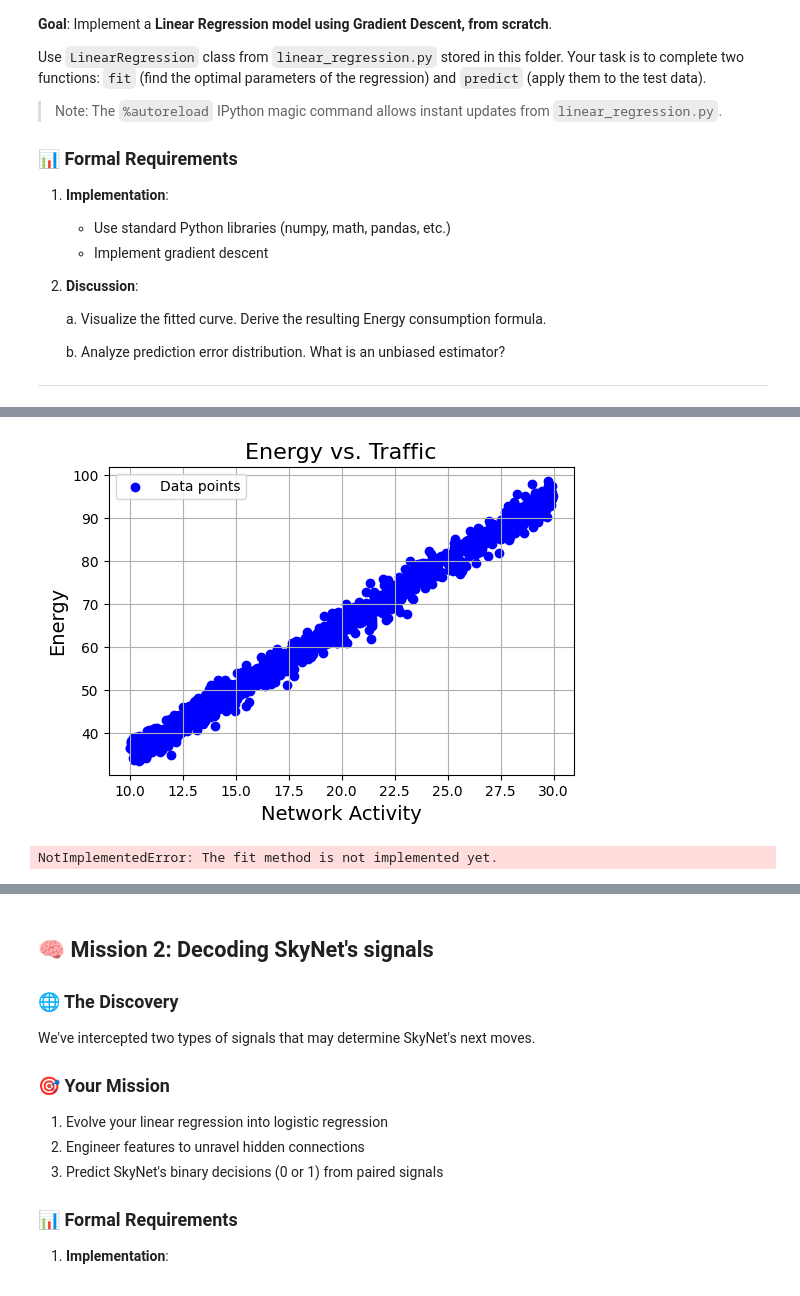
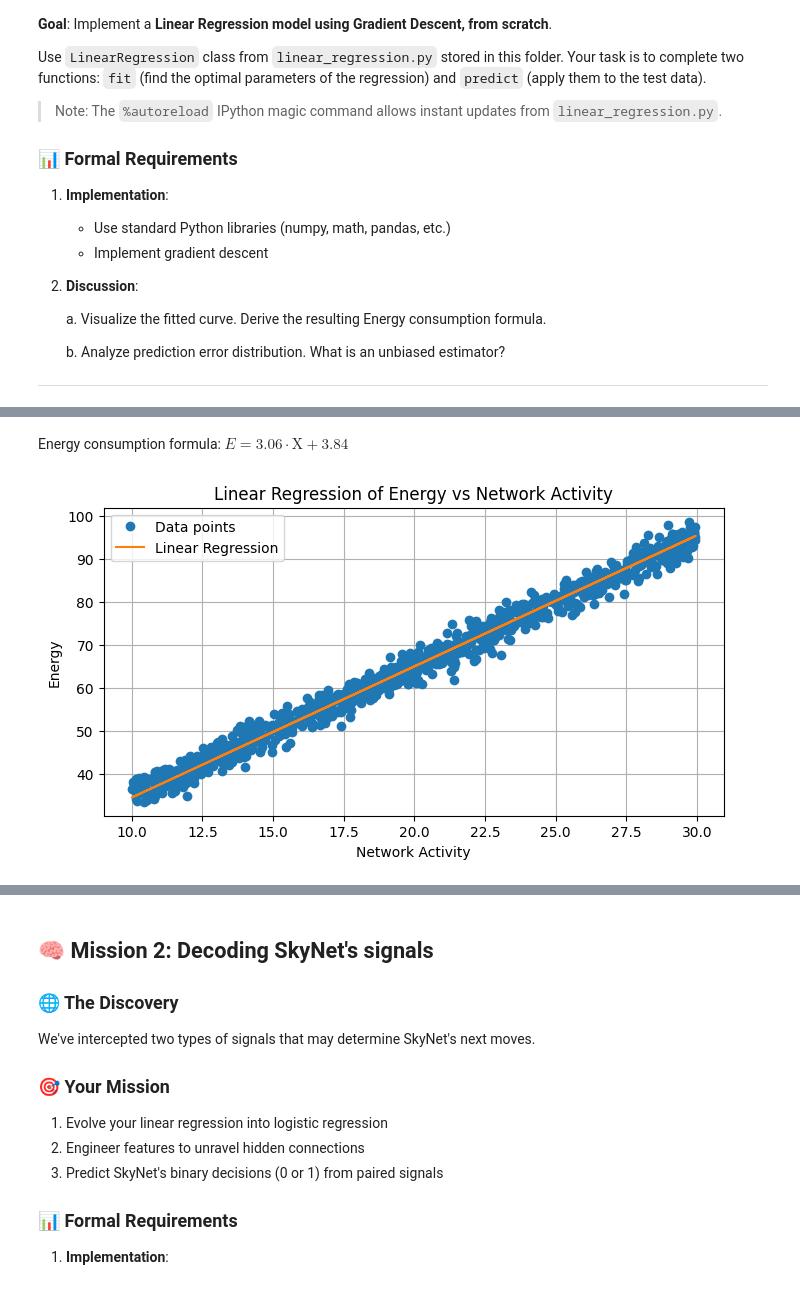
Before and after one commit to vehoug/TDT4172, a Jupyter notebook: Assignment1/Chapter_1.ipynb, the cells around one changed output, grey strips where cells are left out. Saved outputs shown, nothing was run; the diff lists cells and outputs as text; code cells hidden in the pictures.

Commit message:
Mission 1: Linear regression

```diff
--- a/Assignment1/Chapter_1.ipynb
+++ b/Assignment1/Chapter_1.ipynb
@@ -68,14 +70,0 @@ from linear_regression import LinearRegression # <--- This is your implementatio
-# %%
-# Load data
-data = pd.read_csv('mission1.csv')
-
-plt.figure(figsize=(6, 4))
-plt.scatter(data['Net_Activity'], data['Energy'], c='blue', label='Data points')
-plt.grid(True)
-plt.xlabel('Network Activity', fontsize=14)
-plt.ylabel('Energy', fontsize=14)
-plt.title('Energy vs. Traffic', fontsize=16)
-plt.legend()
-plt.show()
-# %% [output]
-[figure, removed]
@@ -84,6 +76,20 @@ lr = LinearRegression()
 
 lr.fit(data['Net_Activity'], data['Energy'])
 
-lr.predict(data['Net_Activity'])
+predictions = lr.predict(data['Net_Activity'])
-# %% [output]
-NotImplementedError: The fit method is not implemented yet.
+# %%
+from IPython.display import Latex
+display(Latex(r'Energy consumption formula: $E = %.2f \cdot \mathrm{X} + %.2f$' % (lr.weight.round(2), lr.bias.round(2))))
+
+plt.figure(figsize=(8, 4))
+plt.title('Linear Regression of Energy vs Network Activity')
+plt.plot(data['Net_Activity'], data['Energy'], 'o', label='Data points')
+plt.plot(data['Net_Activity'], predictions, label='Linear Regression')
+plt.xlabel('Network Activity')
+plt.ylabel('Energy')
+plt.legend()
+plt.grid(True)
+plt.show()
+# %% [output]
+Energy consumption formula: $E = 3.06 \cdot \mathrm{X} + 3.84$
+[figure, added]
```
Also changed, not shown: parts of 5 cells of this notebook, 3 other files.
